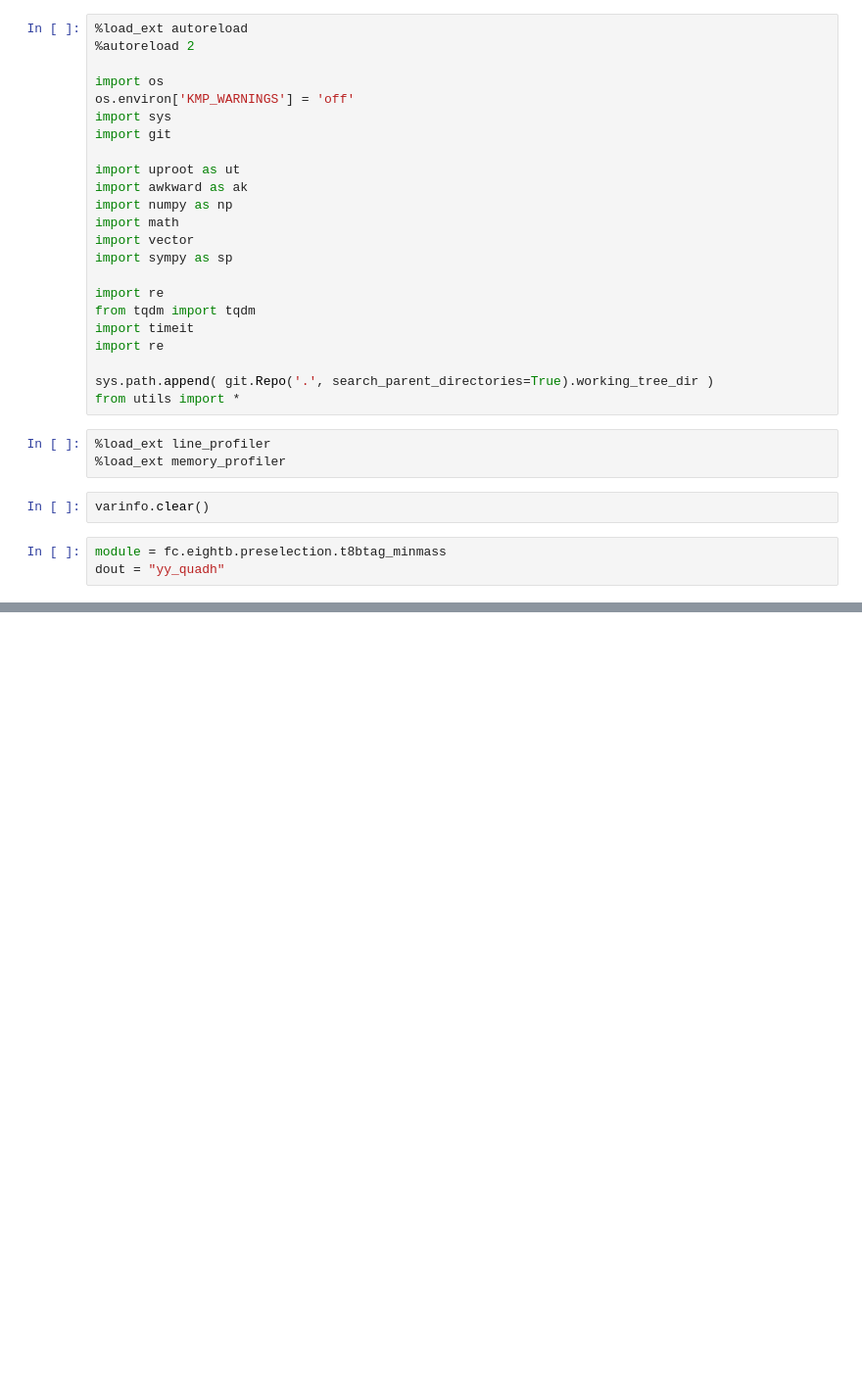
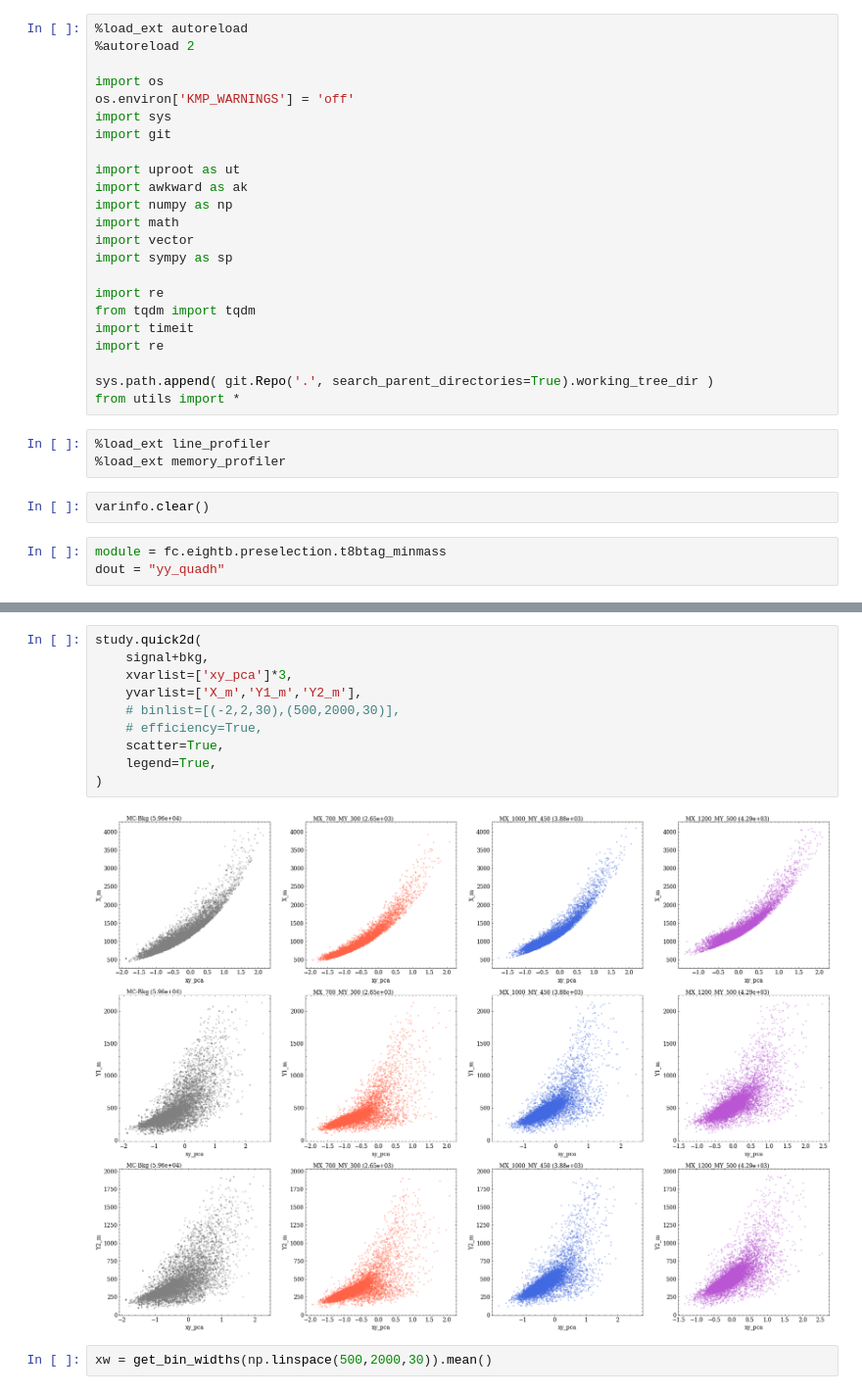
Before and after one commit to ekoenig4/analysis, a Jupyter notebook: jupyter/eightb/analysis/ranked_yy_quadh/test_benchmark.ipynb, the cells around one changed output, grey strips where cells are left out. Shown at 98% size. Drawn from its saved outputs; the diff is of its cells as text; blank space fills up the shorter version.

```diff
--- a/jupyter/eightb/analysis/ranked_yy_quadh/test_benchmark.ipynb
+++ b/jupyter/eightb/analysis/ranked_yy_quadh/test_benchmark.ipynb
@@ -124,0 +108,14 @@ study.compare_masks(
+# %%
+study.quick2d(
+    signal+bkg,
+    xvarlist=['xy_pca']*3,
+    yvarlist=['X_m','Y1_m','Y2_m'],
+    # binlist=[(-2,2,30),(500,2000,30)],
+    # efficiency=True,
+    scatter=True,
+    legend=True,
+)
+# %% [output]
+[figure, added]
+# %%
+xw = get_bin_widths(np.linspace(500,2000,30)).mean()
```
Also changed, not shown: parts of 21 cells of this notebook, 5 other files.
